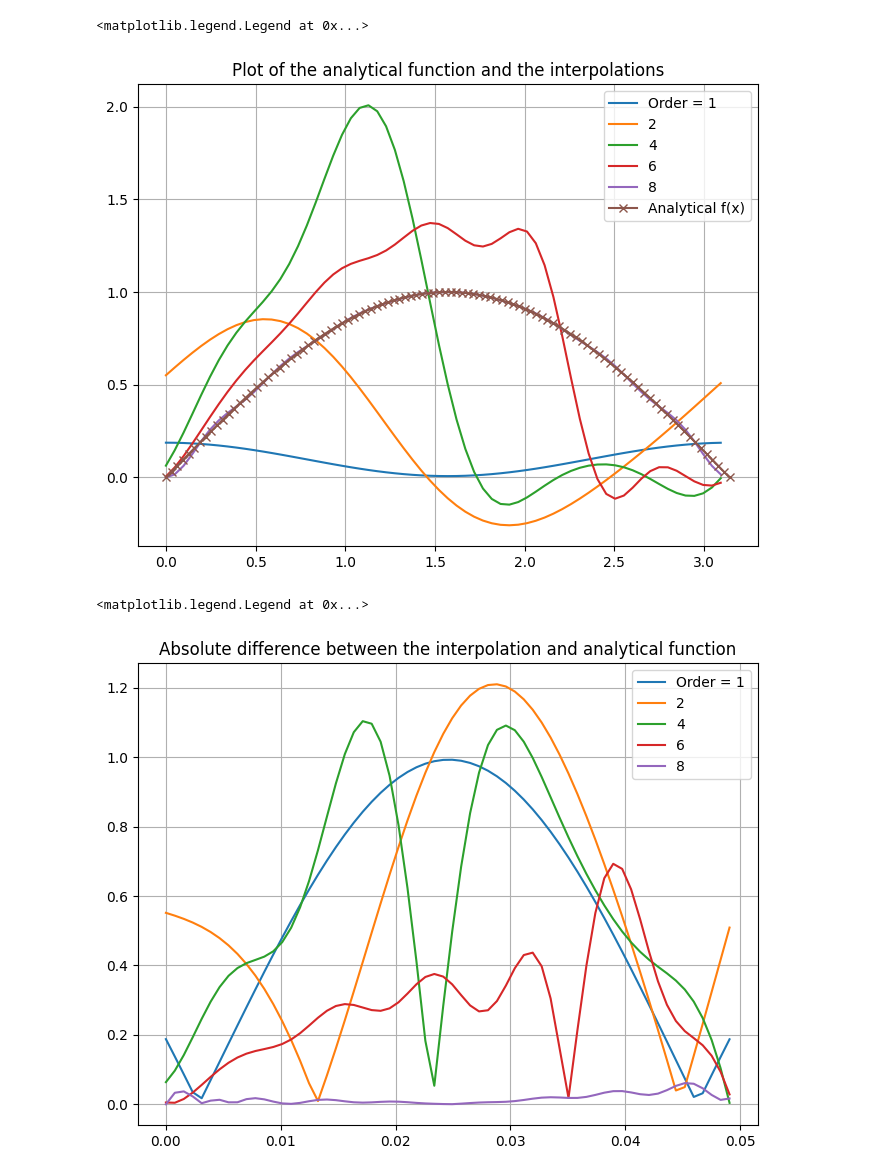
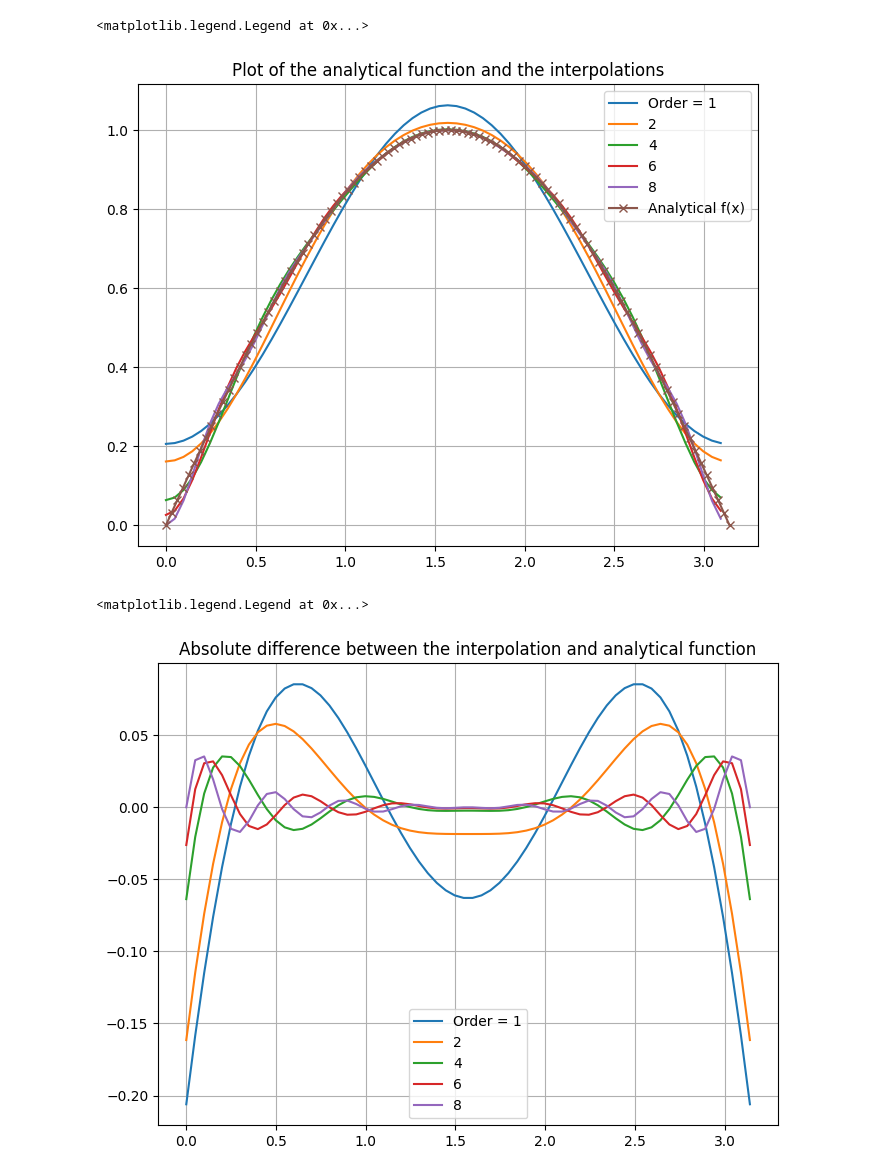
Before and after one commit to RicemanBoy/NM-Code-for-Excercises, a Jupyter notebook: Blatt 12/excercise2.ipynb, the cells around one changed output. Drawn from its saved outputs; the diff is of its cells as text; code cells hidden in the pictures.

```diff
--- a/Blatt 12/excercise2.ipynb
+++ b/Blatt 12/excercise2.ipynb
@@ -33,22 +33,25 @@ def P_trig(x,x_val,f,L,M):
 
     for k in range(M+1):
         sum = 0
-        for j in range(2*M):
+        for j in range(16):
             sum += f[j]*np.cos(2*pi*(1/L)*k*x_val[j])
-        A[k] = (1/M)*sum
+        A[k] = (1/8)*sum
 
     B = np.zeros(N,dtype=complex)
 
     for k in range(1,M,1):
         sum = 0
-        for j in range(2*M):
+        for j in range(16):
             sum += f[j]*np.sin(2*pi*(1/L)*k*x_val[j])
-        B[k] = (1/M)*sum
+        B[k] = (1/8)*sum
 
     sum = 0
     for k in range(1,M,1):
         sum += A[k]*np.cos(2*pi*(1/L)*k*x) + B[k]*np.sin(2*pi*(1/L)*k*x)
 
+    if M == 1:
+        return (A[0]*0.5 + (A[1])*np.cos(2*x))
+
     P = A[0]/2 + sum + (A[M]/2)*np.cos(2*pi*M*(1/L)*x)
 
     return P
@@ -93,44 +134,46 @@ ax.grid()
 ax.legend()
 # %% [output]
 <matplotlib.legend.Legend at 0x...>
-[figure, old version]
+[figure, new version]
 # %%
 x = np.asfarray([i*(L/N) for i in range(N)],dtype=complex)
 
 f = np.asfarray([function(x[i]) for i in range(N)],dtype=complex)
+
+L = np.pi
 
 #########################################################################################################
 x_real = np.linspace(0,np.pi,64)
 
 y_real = [function(x_real[i]) for i in range(64)]
 #########################################################################################################
-x_test = np.asfarray([i*(L/64) for i in range(64)],dtype=complex)
+x_test = np.linspace(0,np.pi,64)
 
 y_test = np.zeros(64,dtype=complex)
 #########################################################################################################
 
 fig, ax = plt.subplots(figsize=(8,6))
 
 #########################################################################################################
 for i in range(64):
     y_test[i] = P_trig(x_test[i],x,f,L,1)
 
-ax.plot(np.abs(x_real-np.real(x_test)),np.abs(y_real-np.real(y_test)), label="Order = 1")                     #plotting the interpolation for degree 1
+ax.plot(x_real,y_real-np.real(y_test), label="Order = 1")                     #plotting the interpolation for degree 1
 #########################################################################################################
 
 for i in range(2,10,2):
-    x_test = np.asfarray([i*(L/64) for i in range(64)],dtype=complex)             #plotting the interpolation for degree 2,4,6,8
+    x_test = np.linspace(0,np.pi,64)             #plotting the interpolation for degree 2,4,6,8
     for j in range(64):
         y_test[j] = P_trig(x_test[j],x,f,L,i)
-    ax.plot(np.abs(x_real-np.real(x_test)),np.abs(y_real-np.real(y_test)), label=i)
+    ax.plot(x_real,y_real-np.real(y_test), label=i)
 #########################################################################################################
 
 #ax.plot(x_real,y_real,label="Precise f(x)",marker="x")                  #plotting the function analytically
 
 #########################################################################################################
 plt.title("Absolute difference between the interpolation and analytical function")
 ax.grid()
 ax.legend()
 # %% [output]
 <matplotlib.legend.Legend at 0x...>
-[figure, old version]
+[figure, new version]
```
Also changed, not shown: parts of 1 cell of this notebook, 2 other files.
